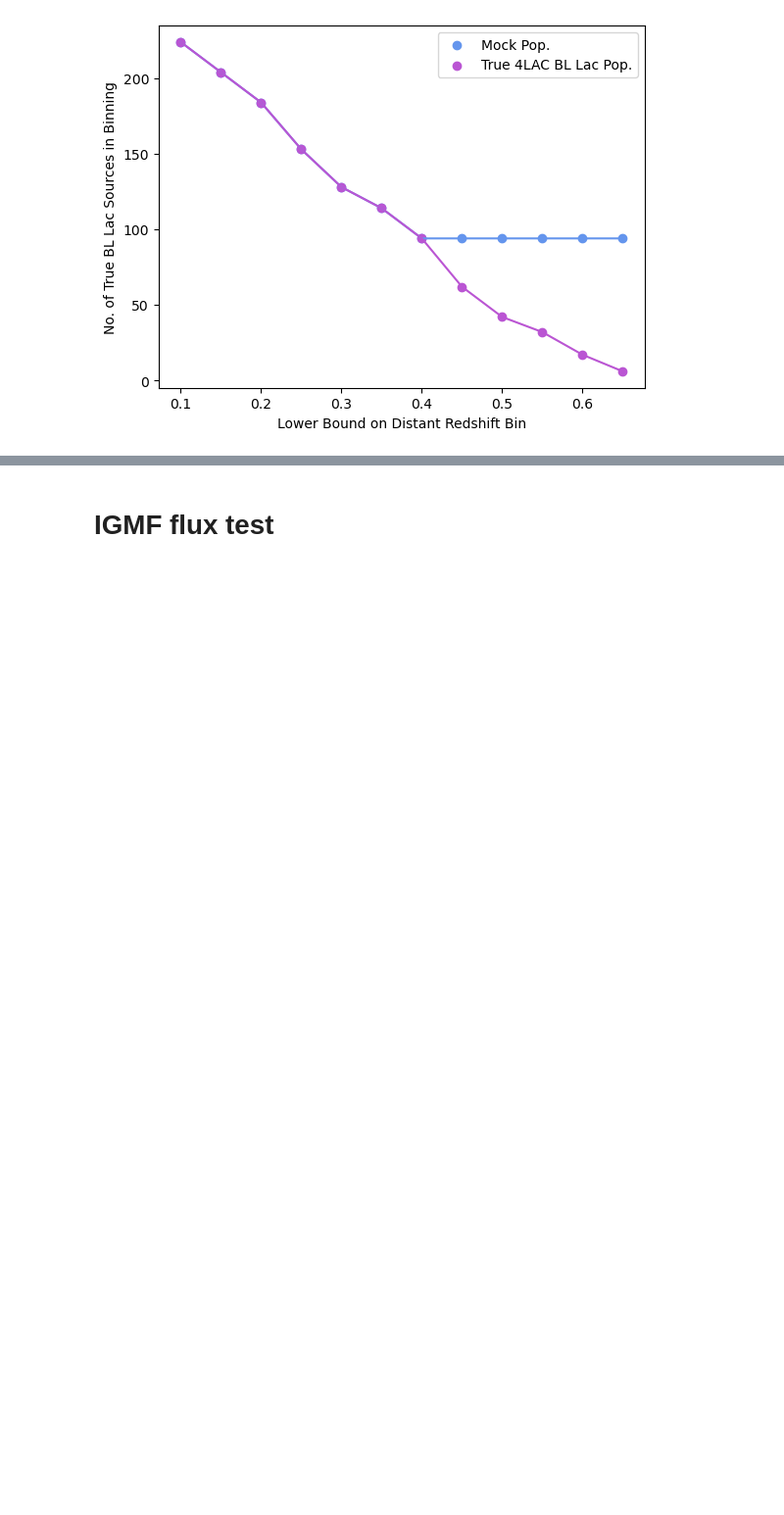
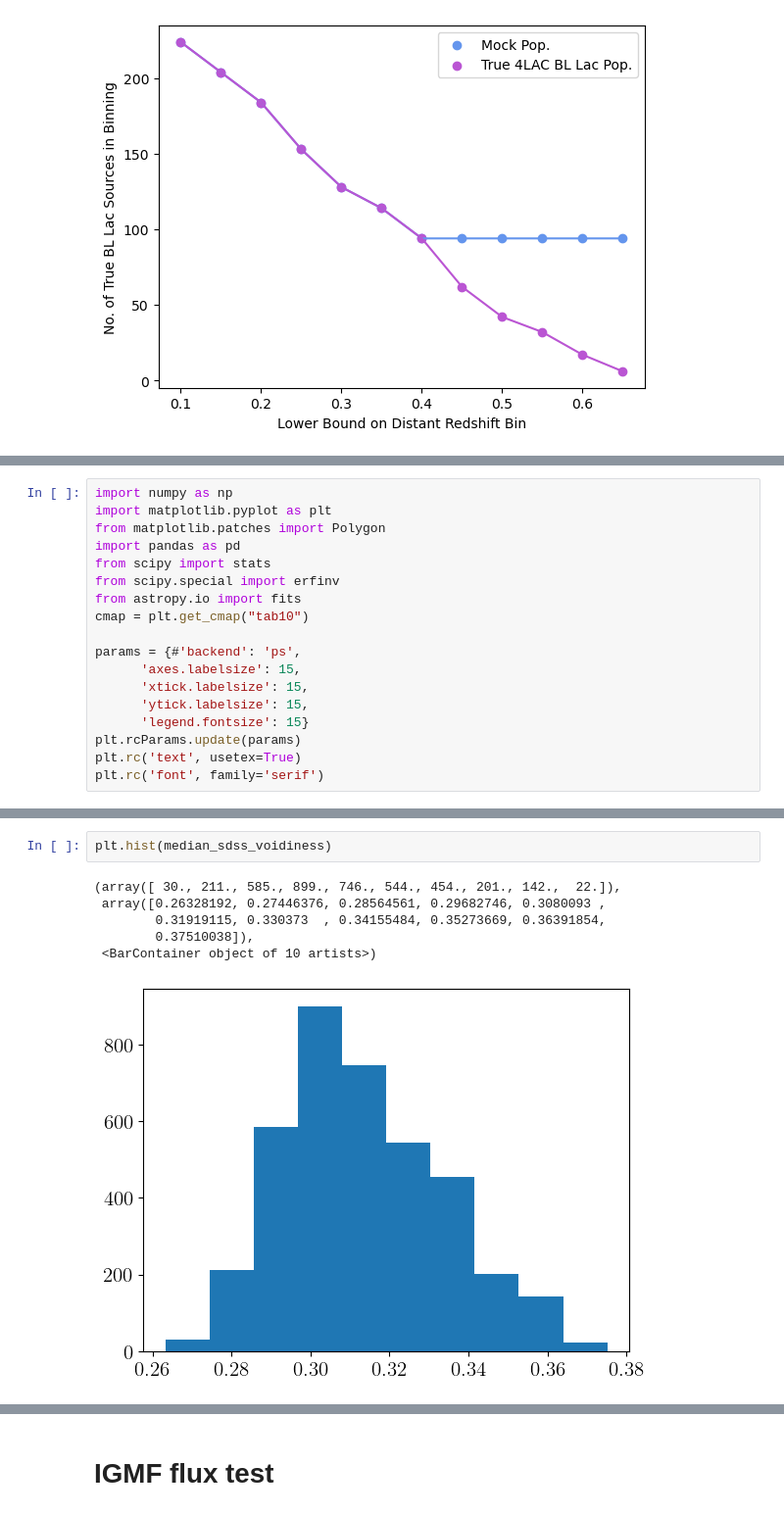
Before and after one commit to ojackson5150/GRS_voids, a Jupyter notebook: Jackson et. al. (202x)/blac_analysis.ipynb, the cells around one changed output, grey strips where cells are left out. Shown at 98% size. Cells and saved outputs as stored; diff of their text form; blank space fills up the shorter version.

```diff
--- a/Jackson et. al. (202x)/blac_analysis.ipynb
+++ b/Jackson et. al. (202x)/blac_analysis.ipynb
@@ -1278,0 +1326,18 @@ ax1.legend(lines, labels, loc='upper right')
+# %%
+import numpy as np
+import matplotlib.pyplot as plt
+from matplotlib.patches import Polygon
+import pandas as pd
+from scipy import stats
+from scipy.special import erfinv
+from astropy.io import fits
+cmap = plt.get_cmap("tab10")
+
+params = {#'backend': 'ps',
+      'axes.labelsize': 15,
+      'xtick.labelsize': 15,
+      'ytick.labelsize': 15,
+      'legend.fontsize': 15}
+plt.rcParams.update(params)
+plt.rc('text', usetex=True)
+plt.rc('font', family='serif')
@@ -1278,0 +1405,9 @@ ax1.legend(lines, labels, loc='upper right')
+# %%
+plt.hist(median_sdss_voidiness)
+# %% [output]
+(array([ 30., 211., 585., 899., 746., 544., 454., 201., 142.,  22.]),
+ array([0.26328192, 0.27446376, 0.28564561, 0.29682746, 0.3080093 ,
+        0.31919115, 0.330373  , 0.34155484, 0.35273669, 0.36391854,
+        0.37510038]),
+ <BarContainer object of 10 artists>)
+[figure, added]
```
Also changed, not shown: parts of 20 cells of this notebook.
